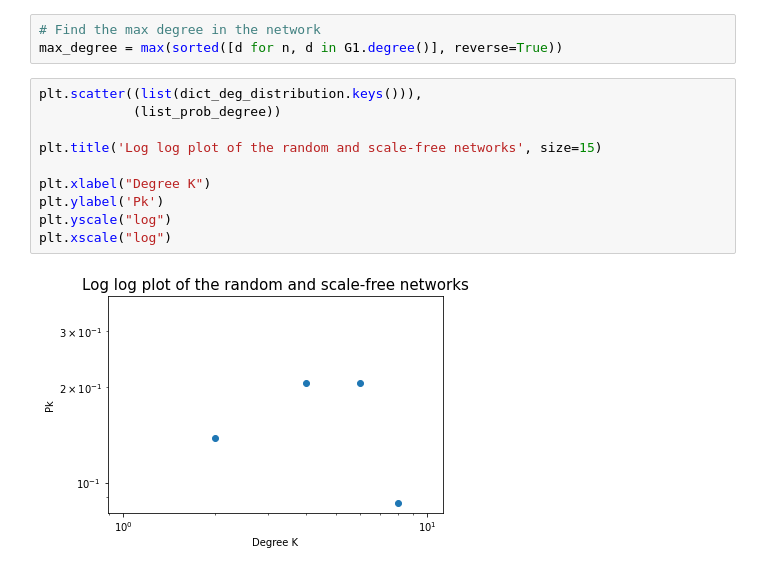
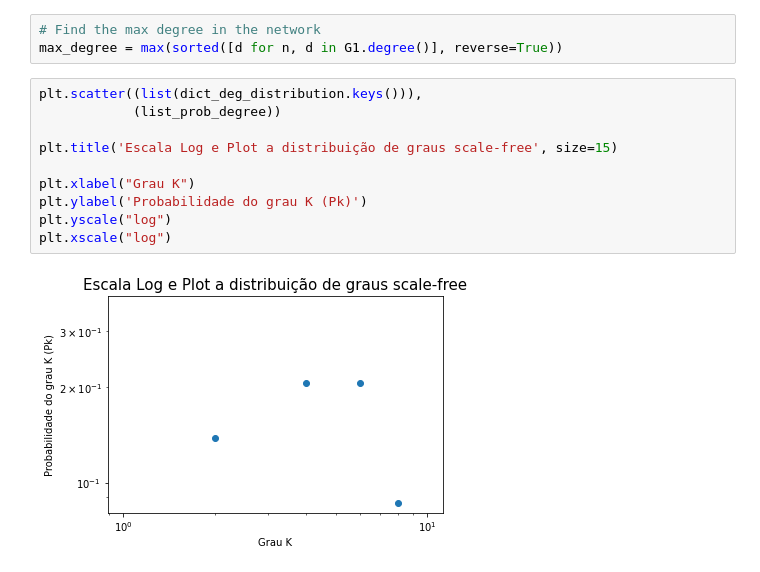
Before and after one commit to lstival/mo826, a Jupyter notebook: P3/P3_MO826.ipynb, the cells around one changed output. Drawn from its saved outputs; the diff is of its cells as text.

```diff
--- a/P3/P3_MO826.ipynb
+++ b/P3/P3_MO826.ipynb
@@ -328,15 +328,15 @@ max_degree = max(sorted([d for n, d in G1.degree()], reverse=True))
 # %%
 plt.scatter((list(dict_deg_distribution.keys())),
             (list_prob_degree))
 
-plt.title('Log log plot of the random and scale-free networks', size=15)
+plt.title('Escala Log e Plot a distribuição de graus scale-free', size=15)
 
-plt.xlabel("Degree K")
-plt.ylabel('Pk')
+plt.xlabel("Grau K")
+plt.ylabel('Probabilidade do grau K (Pk)')
 plt.yscale("log")
 plt.xscale("log")
 # %% [output]
-[figure, old version]
+[figure, new version]
 # %%
 np.log([k ** gamma for k in list_prob_degree])
 # %% [output]
```
Also changed, not shown: parts of 1 cell of this notebook.
